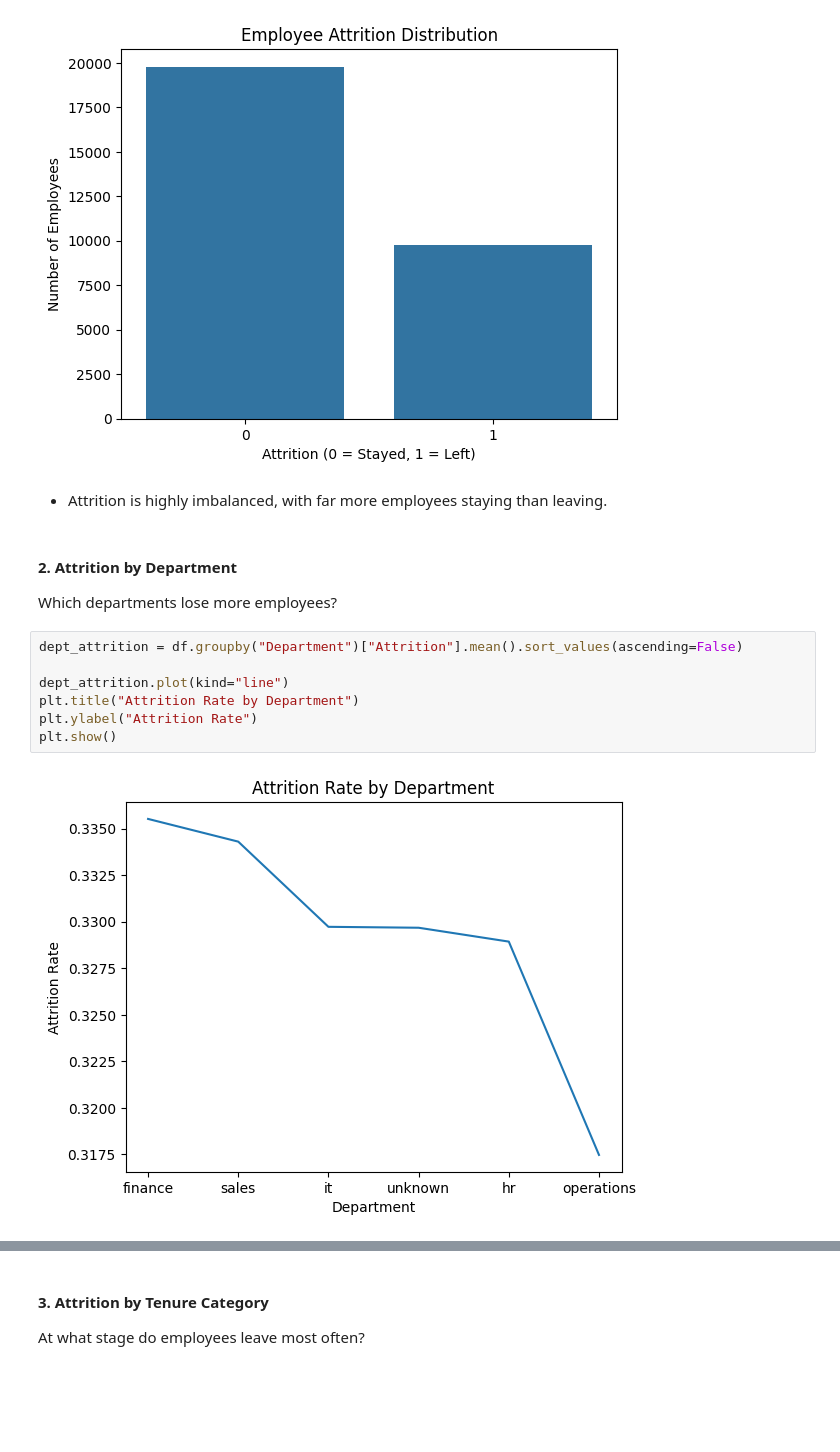
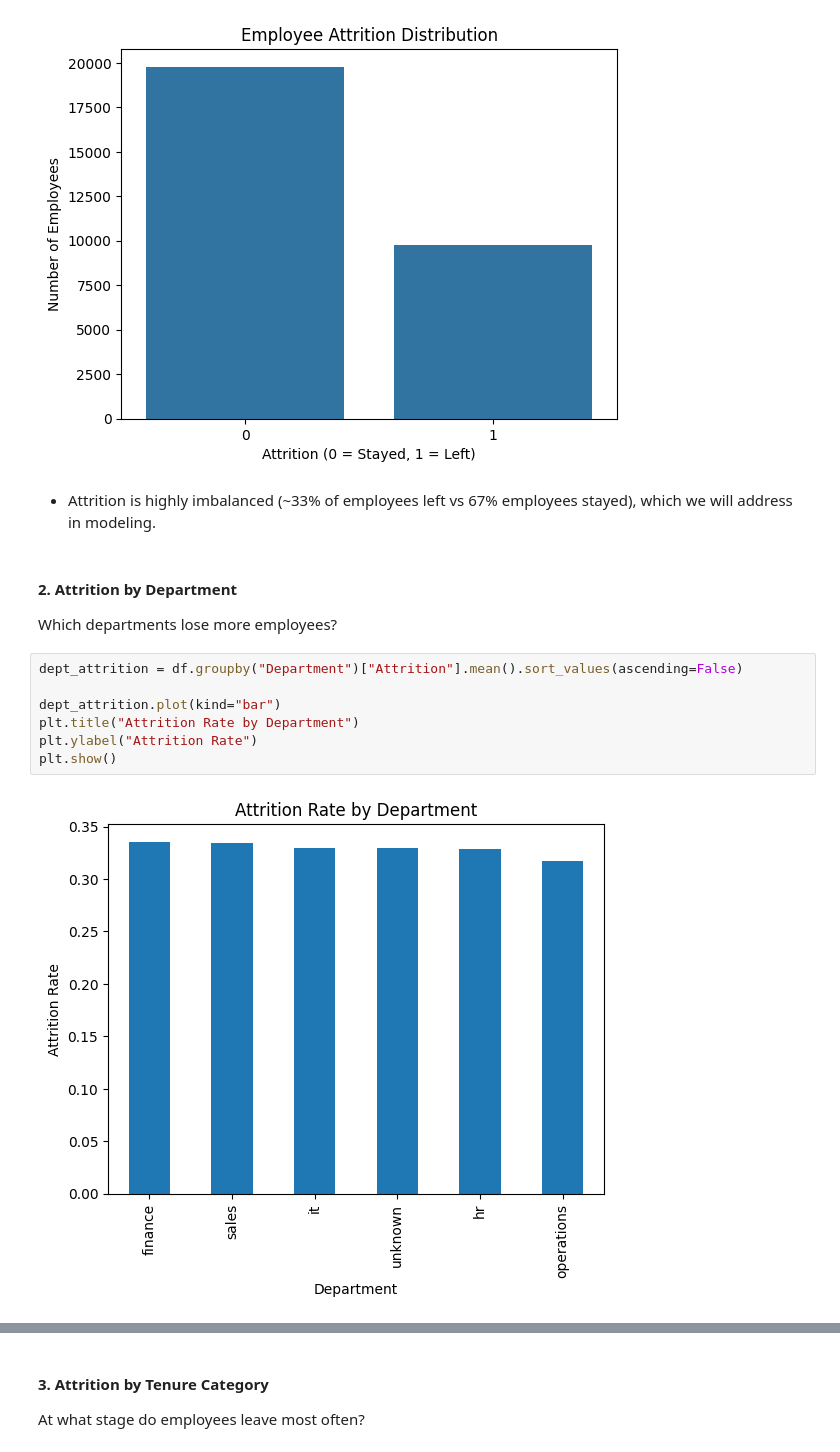
Before and after one commit to priscillanzula/HR_Analytics, a Jupyter notebook: HR_EDA.ipynb, the cells around one changed output, grey strips where cells are left out. Drawn from its saved outputs; the diff is of its cells as text; blank space fills up the shorter version.

```diff
--- a/HR_EDA.ipynb
+++ b/HR_EDA.ipynb
@@ -43,8 +43,10 @@ plt.ylabel("Number of Employees")
 plt.show()
 # %% [output]
 [figure]
-# %% [markdown]
-- Attrition is highly imbalanced, with far more employees staying than leaving.
+# %% [markdown]
+
+
+- Attrition is highly imbalanced (~33% of employees left vs 67%  employees stayed), which we will address in modeling.
 # %% [markdown]
 #### 2. Attrition by Department
 
@@ -52,9 +54,9 @@ Which departments lose more employees?
 # %%
 dept_attrition = df.groupby("Department")["Attrition"].mean().sort_values(ascending=False)
 
-dept_attrition.plot(kind="line")
+dept_attrition.plot(kind="bar")
 plt.title("Attrition Rate by Department")
 plt.ylabel("Attrition Rate")
 plt.show()
 # %% [output]
-[figure, old version]
+[figure, new version]
```
Also changed, not shown: parts of 13 cells of this notebook.
